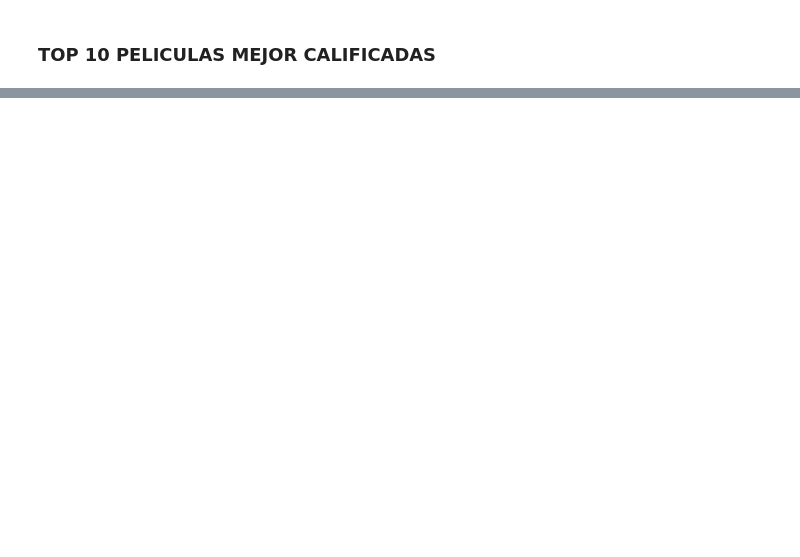
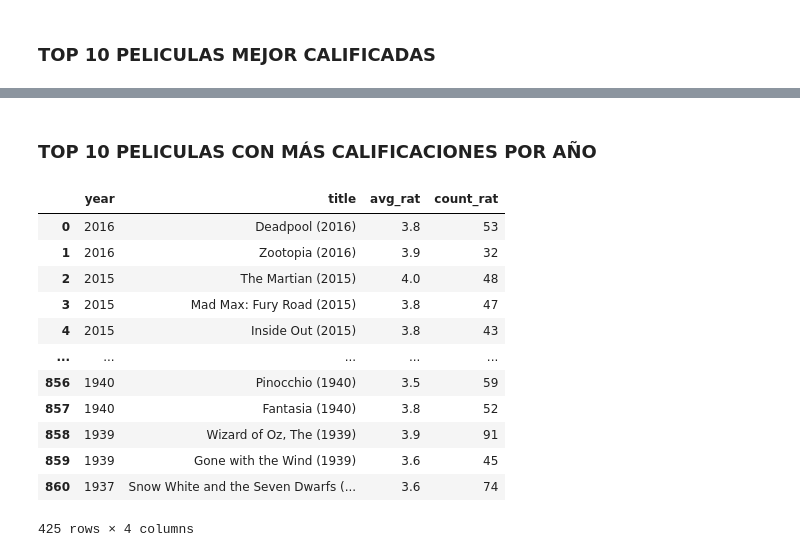
Before and after one commit to diegosaaval/film-recommendation-system, a Jupyter notebook: 2_sysrec.ipynb, the cells around one changed output, grey strips where cells are left out. Drawn from its saved outputs; the diff is of its cells as text; code cells hidden in the pictures; blank space fills up the shorter version.

```diff
--- a/2_sysrec.ipynb
+++ b/2_sysrec.ipynb
@@ -234,0 +161,36 @@ mas_vis
+# %% [markdown]
+### TOP 10 PELICULAS CON MÁS CALIFICACIONES POR AÑO
+# %%
+cal_year = pd.read_sql(
+    """select year, title,
+            avg(rating) as avg_rat,
+            count(*) as count_rat
+            from data_clean
+            group by  year, title
+            order by year desc, count_rat desc
+            """,
+    conn,
+)
+
+# Aproximar a 2 decimales
+cal_year = cal_year.round(1)
+
+# Escoger de la tabla anterior 10 películas por año con mejor calificación
+cal_year = cal_year.groupby("year").head(10)
+
+# Visualizar
+cal_year
+# %% [output]
+|  | year | title | avg_rat | count_rat |
+| 0 | 2016 | Deadpool (2016) | 3.8 | 53 |
+| 1 | 2016 | Zootopia (2016) | 3.9 | 32 |
+| 2 | 2015 | The Martian (2015) | 4.0 | 48 |
+| 3 | 2015 | Mad Max: Fury Road (2015) | 3.8 | 47 |
+| 4 | 2015 | Inside Out (2015) | 3.8 | 43 |
+| ... | ... | ... | ... | ... |
+| 856 | 1940 | Pinocchio (1940) | 3.5 | 59 |
+| 857 | 1940 | Fantasia (1940) | 3.8 | 52 |
+| 858 | 1939 | Wizard of Oz, The (1939) | 3.9 | 91 |
+| 859 | 1939 | Gone with the Wind (1939) | 3.6 | 45 |
+| 860 | 1937 | Snow White and the Seven Dwarfs (... | 3.6 | 74 |
+425 rows × 4 columns
```
Also changed, not shown: parts of 16 cells of this notebook.
